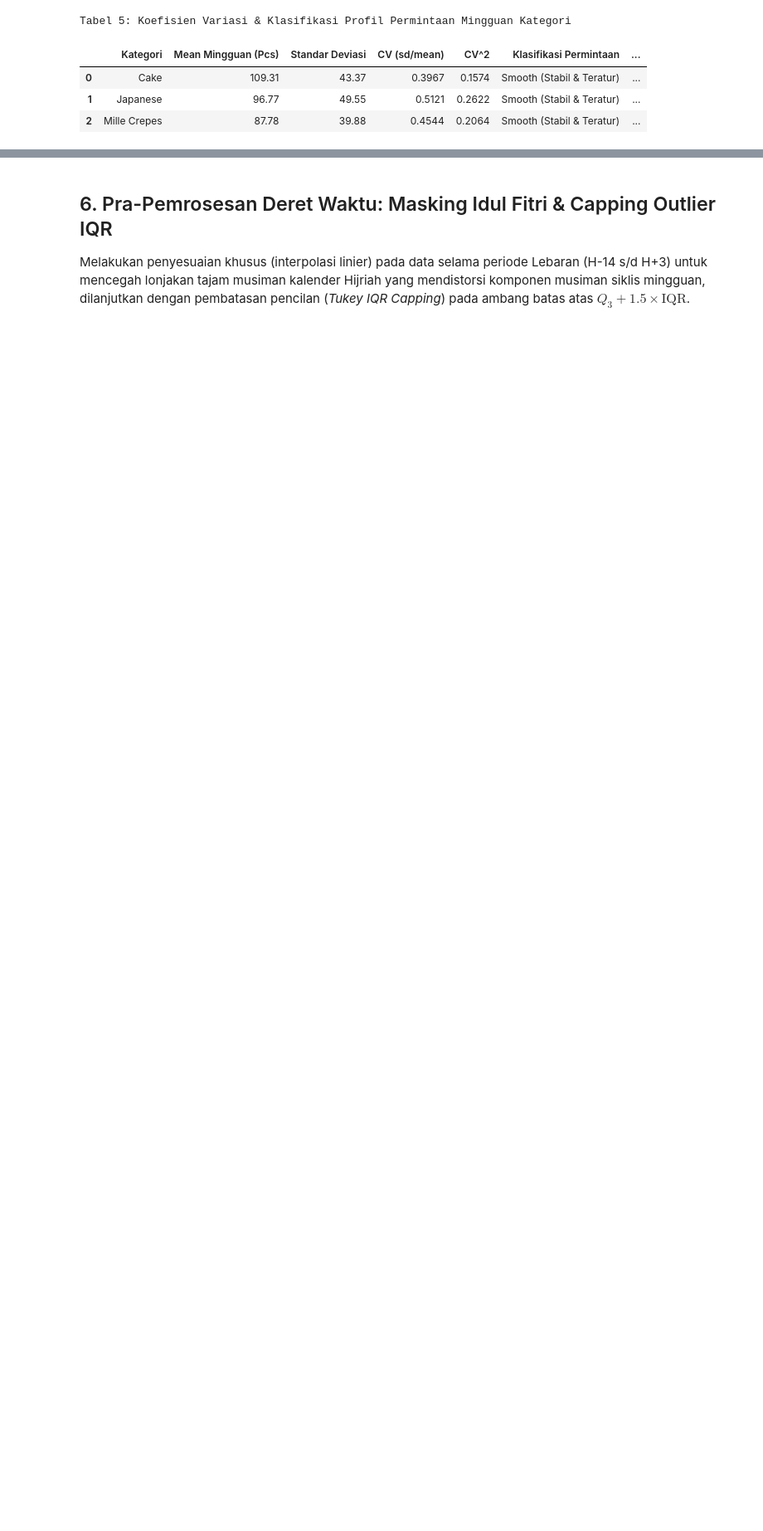
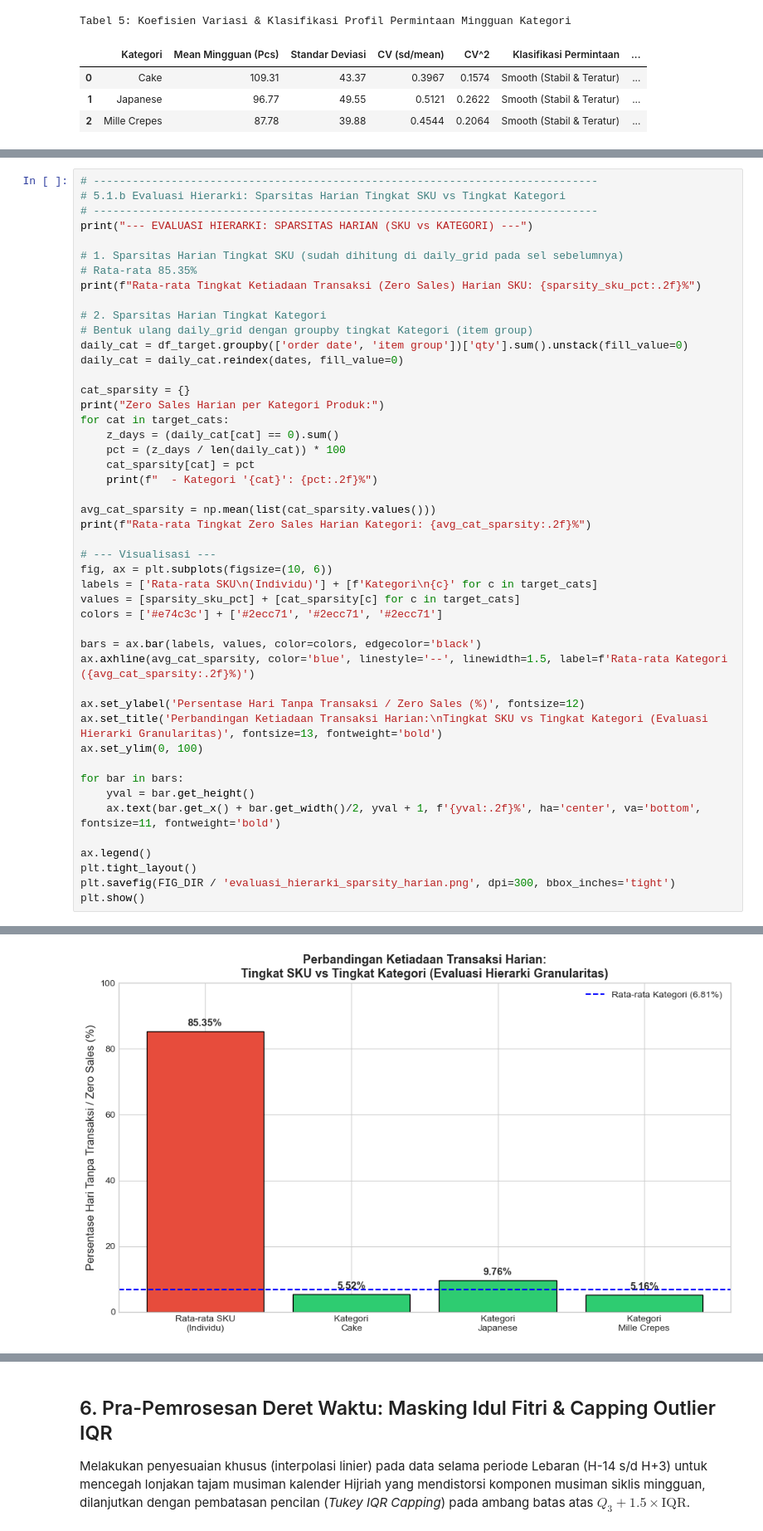
Before and after one commit to fadlianca-skripsi/ita-cake-shop-forecasting-pipeline, a Jupyter notebook: 01_data_ITA-Cake-Shop/02_EDA_Clean_Analysis.ipynb, the cells around one changed output, grey strips where cells are left out. Shown at 83% size. Cells and saved outputs as stored; diff of their text form; blank space fills up the shorter version.

Commit message:
feat(eda): add granularity evaluation using sparsity and coefficient of variation

```diff
--- a/01_data_ITA-Cake-Shop/02_EDA_Clean_Analysis.ipynb
+++ b/01_data_ITA-Cake-Shop/02_EDA_Clean_Analysis.ipynb
@@ -521,0 +525,48 @@ Tabel 5: Koefisien Variasi & Klasifikasi Profil Permintaan Mingguan Kategori
+# %%
+# ------------------------------------------------------------------------------
+# 5.1.b Evaluasi Hierarki: Sparsitas Harian Tingkat SKU vs Tingkat Kategori
+# ------------------------------------------------------------------------------
+print("--- EVALUASI HIERARKI: SPARSITAS HARIAN (SKU vs KATEGORI) ---")
+
+# 1. Sparsitas Harian Tingkat SKU (sudah dihitung di daily_grid pada sel sebelumnya)
+# Rata-rata 85.35%
+print(f"Rata-rata Tingkat Ketiadaan Transaksi (Zero Sales) Harian SKU: {sparsity_sku_pct:.2f}%")
+
+# 2. Sparsitas Harian Tingkat Kategori
+# Bentuk ulang daily_grid dengan groupby tingkat Kategori (item group)
+daily_cat = df_target.groupby(['order date', 'item group'])['qty'].sum().unstack(fill_value=0)
+daily_cat = daily_cat.reindex(dates, fill_value=0)
+
+cat_sparsity = {}
+print("Zero Sales Harian per Kategori Produk:")
+for cat in target_cats:
+    z_days = (daily_cat[cat] == 0).sum()
+    pct = (z_days / len(daily_cat)) * 100
+    cat_sparsity[cat] = pct
+    print(f"  - Kategori '{cat}': {pct:.2f}%")
+
+avg_cat_sparsity = np.mean(list(cat_sparsity.values()))
+print(f"Rata-rata Tingkat Zero Sales Harian Kategori: {avg_cat_sparsity:.2f}%")
+
+# --- Visualisasi ---
+fig, ax = plt.subplots(figsize=(10, 6))
+labels = ['Rata-rata SKU\n(Individu)'] + [f'Kategori\n{c}' for c in target_cats]
+values = [sparsity_sku_pct] + [cat_sparsity[c] for c in target_cats]
+colors = ['#e74c3c'] + ['#2ecc71', '#2ecc71', '#2ecc71']
+
+bars = ax.bar(labels, values, color=colors, edgecolor='black')
+ax.axhline(avg_cat_sparsity, color='blue', linestyle='--', linewidth=1.5, label=f'Rata-rata Kategori ({avg_cat_sparsity:.2f}%)')
+
+ax.set_ylabel('Persentase Hari Tanpa Transaksi / Zero Sales (%)', fontsize=12)
+ax.set_title('Perbandingan Ketiadaan Transaksi Harian:\nTingkat SKU vs Tingkat Kategori (Evaluasi Hierarki Granularitas)', fontsize=13, fontweight='bold')
+ax.set_ylim(0, 100)
+
+for bar in bars:
+    yval = bar.get_height()
+    ax.text(bar.get_x() + bar.get_width()/2, yval + 1, f'{yval:.2f}%', ha='center', va='bottom', fontsize=11, fontweight='bold')
+
+ax.legend()
+plt.tight_layout()
+plt.savefig(FIG_DIR / 'evaluasi_hierarki_sparsity_harian.png', dpi=300, bbox_inches='tight')
+plt.show()
+# %% [output]
@@ -521,0 +580 @@ Tabel 5: Koefisien Variasi & Klasifikasi Profil Permintaan Mingguan Kategori
+[figure, added]
```
Also changed, not shown: parts of 6 cells of this notebook, 4 other files.
